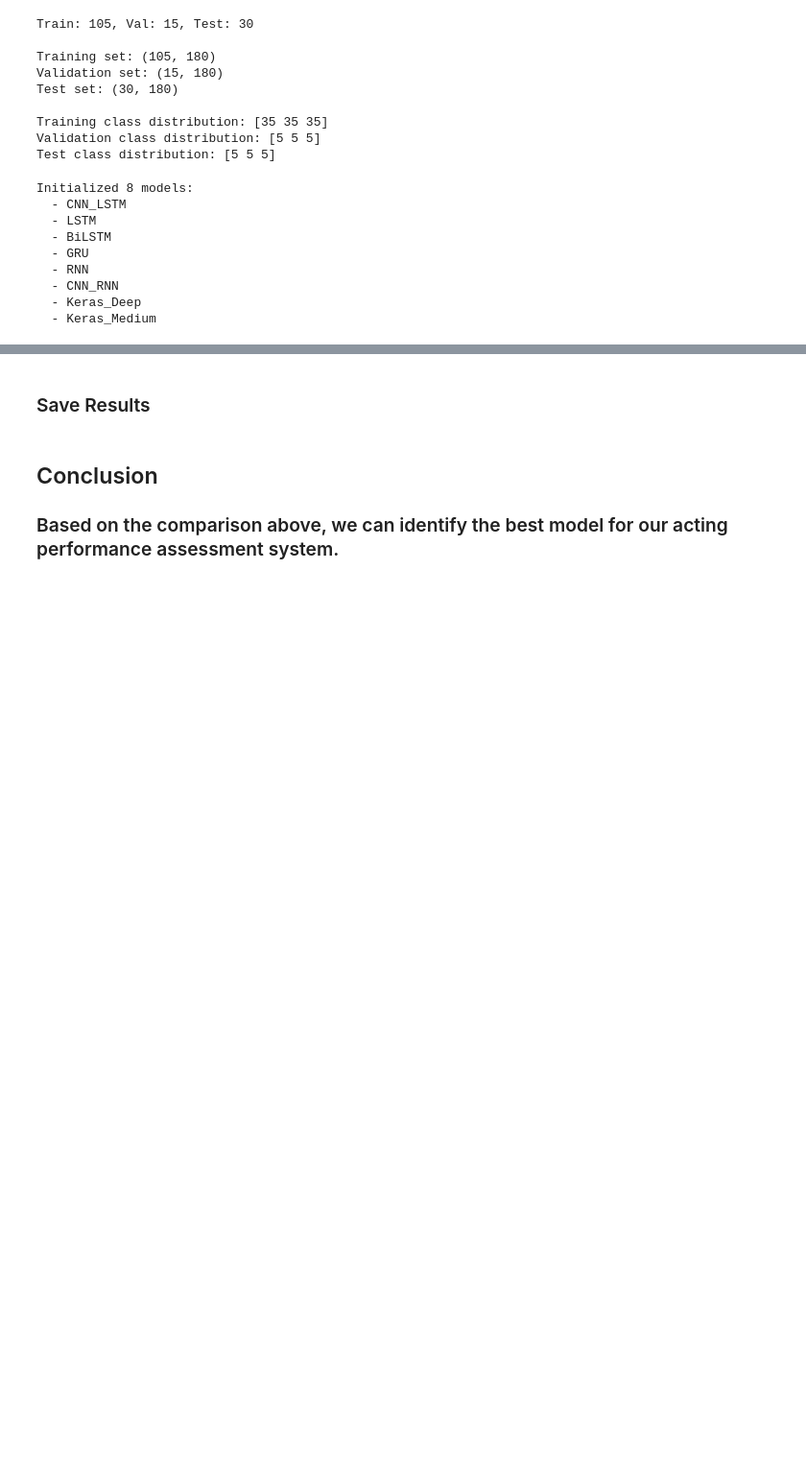
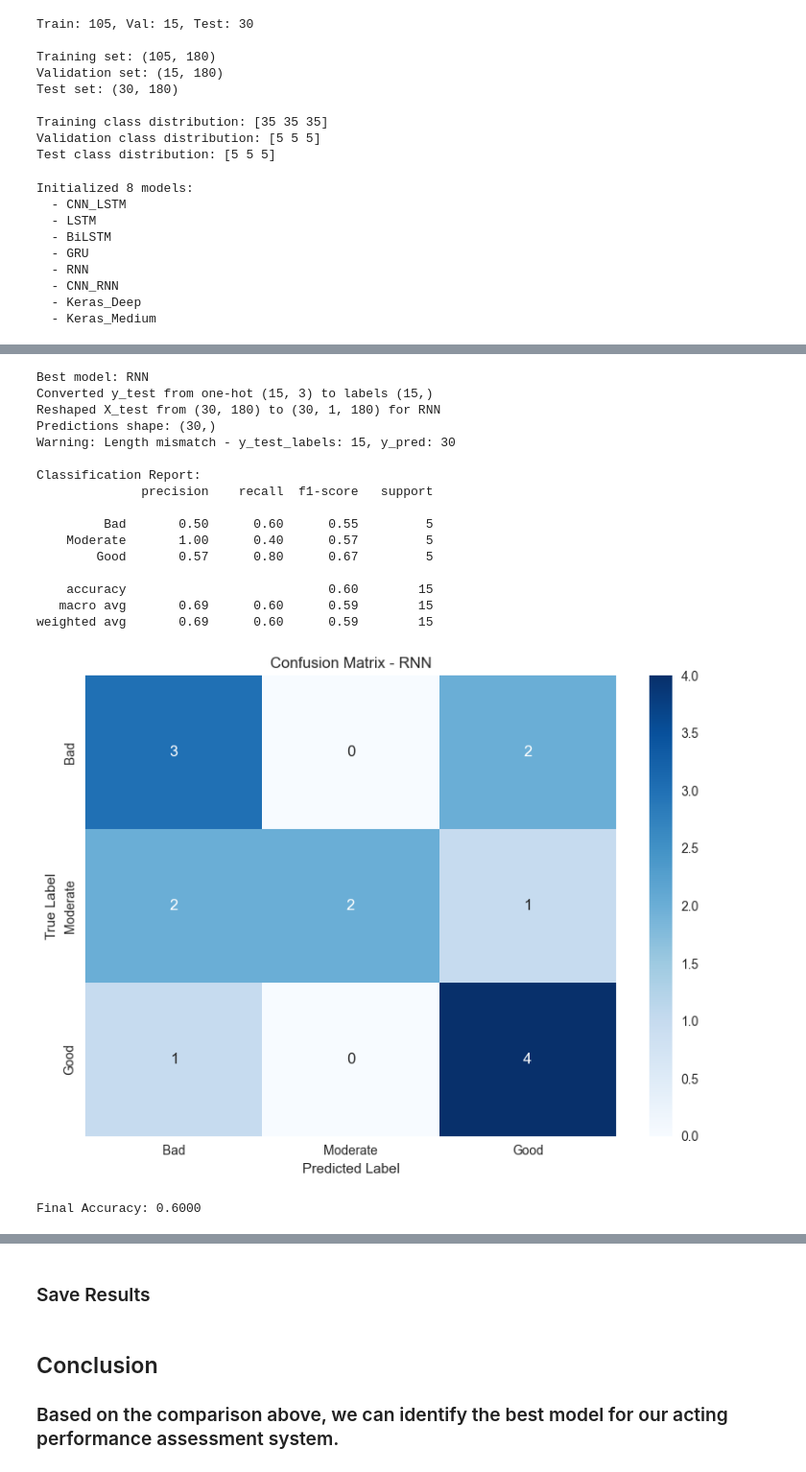
Before and after one commit to MiraPhilip12/Graduation_Project_ESLSCA, a Jupyter notebook: V8/notebooks/model_comparison.ipynb, the cells around one changed output, grey strips where cells are left out. Shown at 96% size. Cells and saved outputs as stored; diff of their text form; code cells hidden in the pictures; blank space fills up the shorter version.

Commit message:
model comparison updated

```diff
--- a/V8/notebooks/model_comparison.ipynb
+++ b/V8/notebooks/model_comparison.ipynb
@@ -297,3 +294,68 @@ else:
+# %%
+# Get best model
+best_name, best_model = trainer.get_best_model(metric='f1_score')
+print(f"Best model: {best_name}")
+
+# Get the original labels (not one-hot encoded)
+# We need to get y_test from the original split or convert back
+if len(y_test.shape) > 1 and y_test.shape[1] == 3:
+    # Convert one-hot back to labels
+    y_test_labels = np.argmax(y_test, axis=1)
+    print(f"Converted y_test from one-hot {y_test.shape} to labels {y_test_labels.shape}")
+else:
+    y_test_labels = y_test
+
+# Evaluate best model
+if best_model:
+    # Reshape input for sequence models
+    if best_name in ['CNN_LSTM', 'LSTM', 'BiLSTM', 'GRU', 'RNN', 'CNN_RNN']:
+        X_test_reshaped = X_test.reshape(X_test.shape[0], 1, X_test.shape[1])
+        print(f"Reshaped X_test from {X_test.shape} to {X_test_reshaped.shape} for {best_name}")
+    else:
+        X_test_reshaped = X_test
+
+    # Get predictions
+    y_pred = best_model.predict(X_test_reshaped)
+    print(f"Predictions shape: {y_pred.shape}")
+
+    # Ensure same length (they should both be 30 now)
+    if len(y_test_labels) != len(y_pred):
+        print(f"Warning: Length mismatch - y_test_labels: {len(y_test_labels)}, y_pred: {len(y_pred)}")
+        # This shouldn't happen now, but just in case
+        min_len = min(len(y_test_labels), len(y_pred))
+        y_test_labels = y_test_labels[:min_len]
+        y_pred = y_pred[:min_len]
+
+    # Classification report
+    print("\nClassification Report:")
+    print(classification_report(y_test_labels, y_pred, target_names=['Bad', 'Moderate', 'Good']))
+
+    # Confusion matrix
+    fig = best_model.plot_confusion_matrix(y_test_labels, y_pred, class_names=['Bad', 'Moderate', 'Good'])
+    plt.show()
+
+    # Also print accuracy
+    accuracy = accuracy_score(y_test_labels, y_pred)
+    print(f"\nFinal Accuracy: {accuracy:.4f}")
+# %% [output]
+Best model: RNN
+Converted y_test from one-hot (15, 3) to labels (15,)
+Reshaped X_test from (30, 180) to (30, 1, 180) for RNN
+Predictions shape: (30,)
+Warning: Length mismatch - y_test_labels: 15, y_pred: 30
+
+Classification Report:
+              precision    recall  f1-score   support
+
+         Bad       0.50      0.60      0.55         5
+    Moderate       1.00      0.40      0.57         5
+        Good       0.57      0.80      0.67         5
+
+    accuracy                           0.60        15
+   macro avg       0.69      0.60      0.59        15
+weighted avg       0.69      0.60      0.59        15
+[figure, added]
+Final Accuracy: 0.6000
 # %%
 # Only run if we have results
 if X is not None and hasattr(trainer, 'results') and trainer.results:
```
Also changed, not shown: parts of 7 cells of this notebook.
